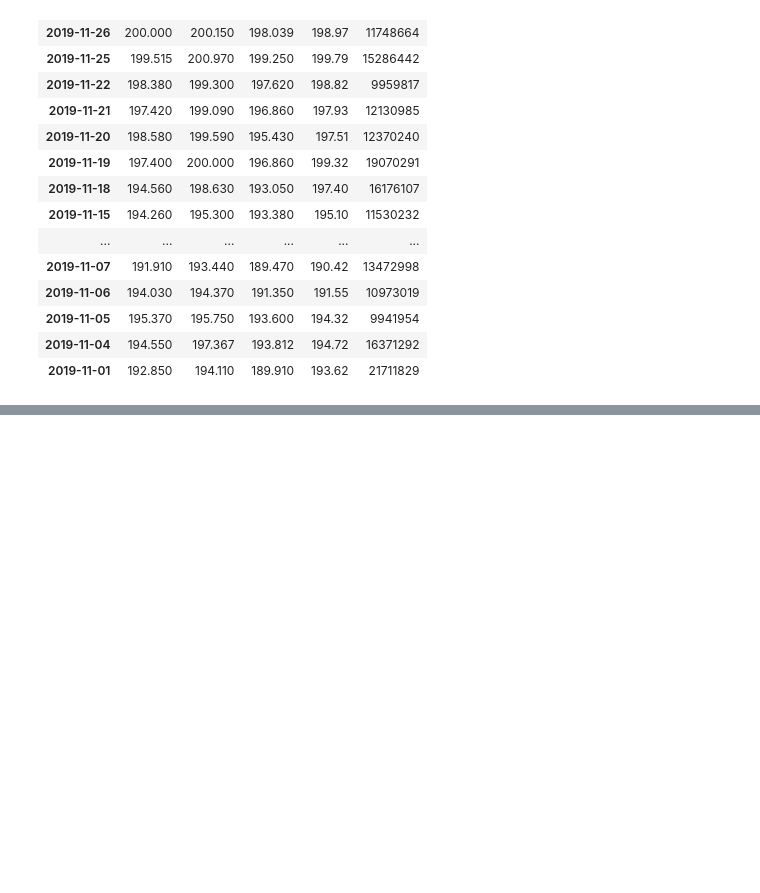
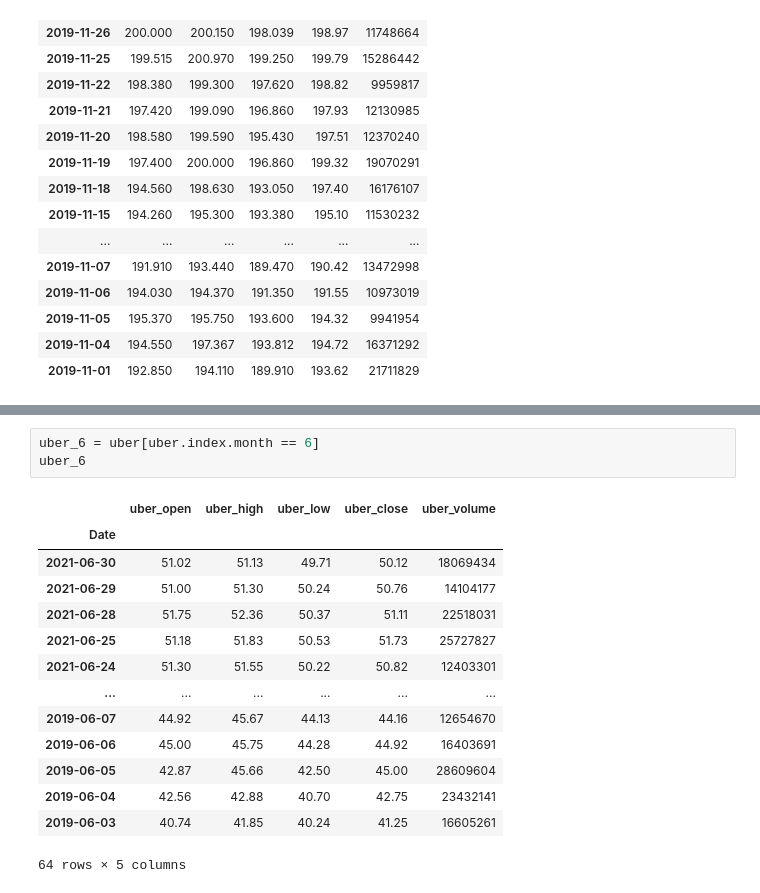
Before and after one commit to mbarul/Exercises-with-modules, a Jupyter notebook: Python - Data Science - Bootcamp/Pandas.ipynb, the cells around one changed output, grey strips where cells are left out. Saved outputs shown, nothing was run; the diff lists cells and outputs as text; blank space fills up the shorter version.

```diff
--- a/Python - Data Science - Bootcamp/Pandas.ipynb
+++ b/Python - Data Science - Bootcamp/Pandas.ipynb
@@ -1006,0 +1133,18 @@ new_df
+# %%
+uber_6 = uber[uber.index.month == 6]
+uber_6
+# %% [output]
+|  | uber_open | uber_high | uber_low | uber_close | uber_volume |
+| Date |  |  |  |  |  |
+| 2021-06-30 | 51.02 | 51.13 | 49.71 | 50.12 | 18069434 |
+| 2021-06-29 | 51.00 | 51.30 | 50.24 | 50.76 | 14104177 |
+| 2021-06-28 | 51.75 | 52.36 | 50.37 | 51.11 | 22518031 |
+| 2021-06-25 | 51.18 | 51.83 | 50.53 | 51.73 | 25727827 |
+| 2021-06-24 | 51.30 | 51.55 | 50.22 | 50.82 | 12403301 |
+| ... | ... | ... | ... | ... | ... |
+| 2019-06-07 | 44.92 | 45.67 | 44.13 | 44.16 | 12654670 |
+| 2019-06-06 | 45.00 | 45.75 | 44.28 | 44.92 | 16403691 |
+| 2019-06-05 | 42.87 | 45.66 | 42.50 | 45.00 | 28609604 |
+| 2019-06-04 | 42.56 | 42.88 | 40.70 | 42.75 | 23432141 |
+| 2019-06-03 | 40.74 | 41.85 | 40.24 | 41.25 | 16605261 |
+64 rows × 5 columns
```
Also changed, not shown: parts of 14 cells of this notebook, 2 other files.
